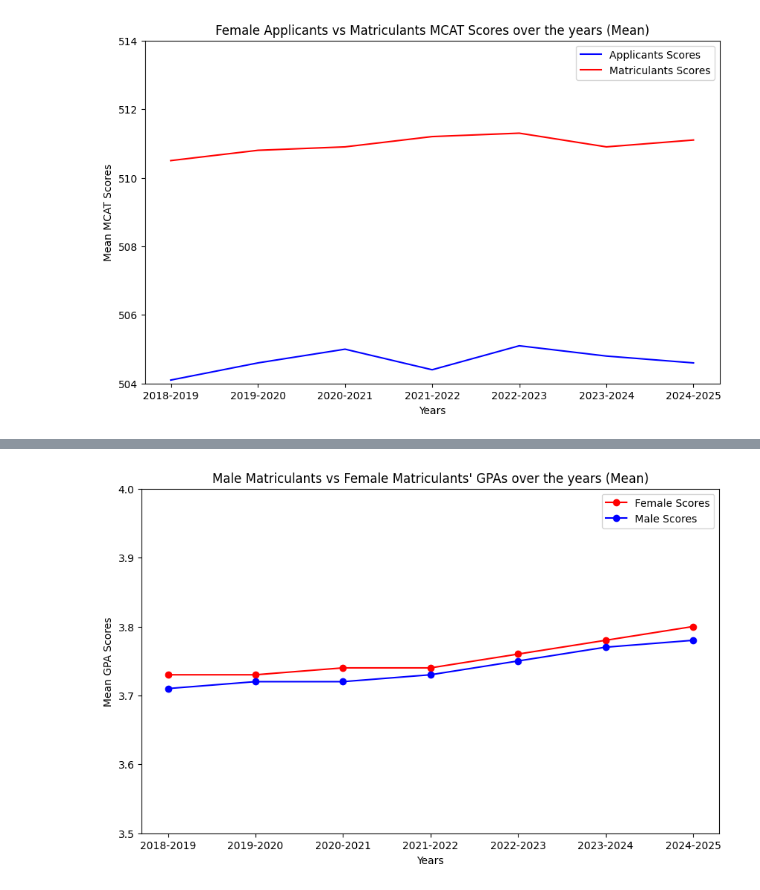
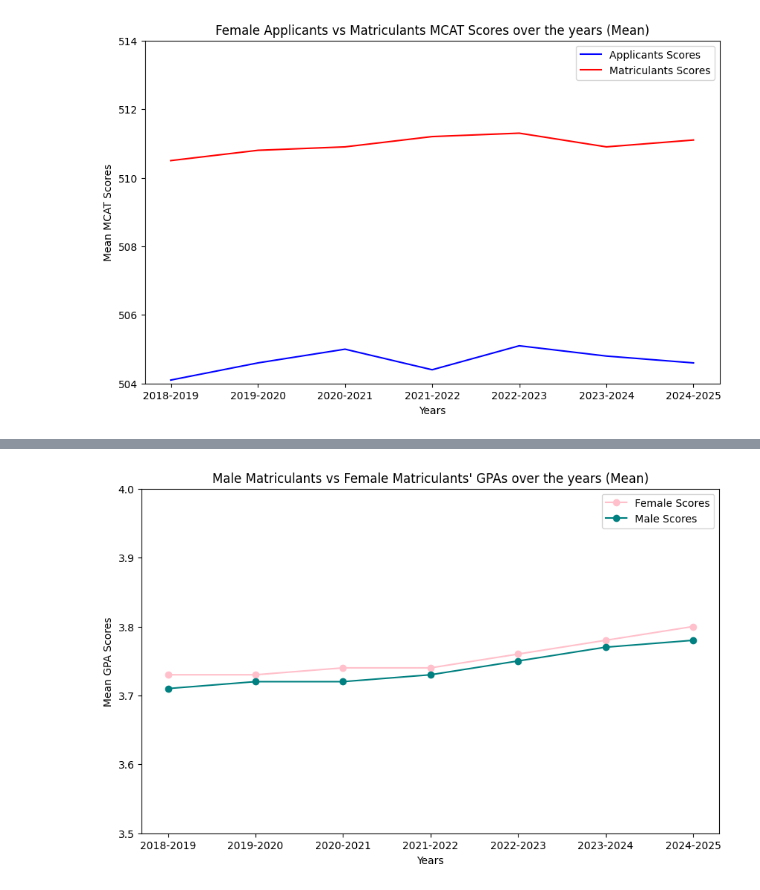
Before and after one commit to davidnunez42/medical-school-acceptances, a Jupyter notebook: AAMC_Medical_School_Acceptances_Research_Project.ipynb, the cells around one changed output, grey strips where cells are left out. Saved outputs shown, nothing was run; the diff lists cells and outputs as text; code cells hidden in the pictures.

```diff
--- a/AAMC_Medical_School_Acceptances_Research_Project.ipynb
+++ b/AAMC_Medical_School_Acceptances_Research_Project.ipynb
@@ -136,7 +126,9 @@ Saving 2024_FACTS_Table_A-22.xlsx to 2024_FACTS_Table_A-22.xlsx
 # %%
+file_4 = '/content/drive/My Drive/datasets/2024_FACTS_Table_A-22.xlsx'
+
 print("MCAT Scores and GPAs for Matriculants, separated by sex, 2018-2019 to 2024-2025")
 print("\n")
-matriculants_scores_df = pd.read_excel('2024_FACTS_Table_A-22.xlsx')
+matriculants_scores_df = pd.read_excel(file_4)
 matriculants_scores_df = matriculants_scores_df.drop([0, 1, 2, 3, 4, 26])
 matriculants_scores_df = matriculants_scores_df.rename(columns={'Table A-22: MCAT Scores and GPAs for Matriculants to U.S. MD-Granting Medical Schools by Gender, Academic Years 2018-2019 through 2024-2025': 'Matriculants (With Years)',
                                                                 'Unnamed: 1': 'Sex', 'Unnamed: 2': 'MCAT CPBS (Mean)', 'Unnamed: 3': 'MCAT CPBS (SD)', 'Unnamed: 4': 'MCAT CARS (Mean)',
@@ -322,18 +396,18 @@ plt.show()
 # %%
 plt.figure(figsize=(10, 6))
 
 women_gpa_scores = matriculants_scores_df[matriculants_scores_df['Sex'] == 'Women']
-plt.plot(women_gpa_scores['Matriculants (With Years)'], women_gpa_scores['GPA Total (Mean)'], marker='o', color='red', label='Female Scores')
+plt.plot(women_gpa_scores['Matriculants (With Years)'], women_gpa_scores['GPA Total (Mean)'], marker='o', color='pink', label='Female Scores')
 
 men_gpa_scores = matriculants_scores_df[matriculants_scores_df['Sex'] == 'Men']
-plt.plot(men_gpa_scores['Matriculants (With Years)'], men_gpa_scores['GPA Total (Mean)'], marker='o', color='blue', label='Male Scores')
+plt.plot(men_gpa_scores['Matriculants (With Years)'], men_gpa_scores['GPA Total (Mean)'], marker='o', color='teal', label='Male Scores')
 
 plt.title("Male Matriculants vs Female Matriculants' GPAs over the years (Mean)")
 plt.xlabel('Years')
 plt.ylabel('Mean GPA Scores')
 plt.ylim(3.5, 4)
 plt.legend()
 
 plt.show()
 # %% [output]
-[figure, old version]
+[figure, new version]
```
Also changed, not shown: parts of 86 cells of this notebook.
